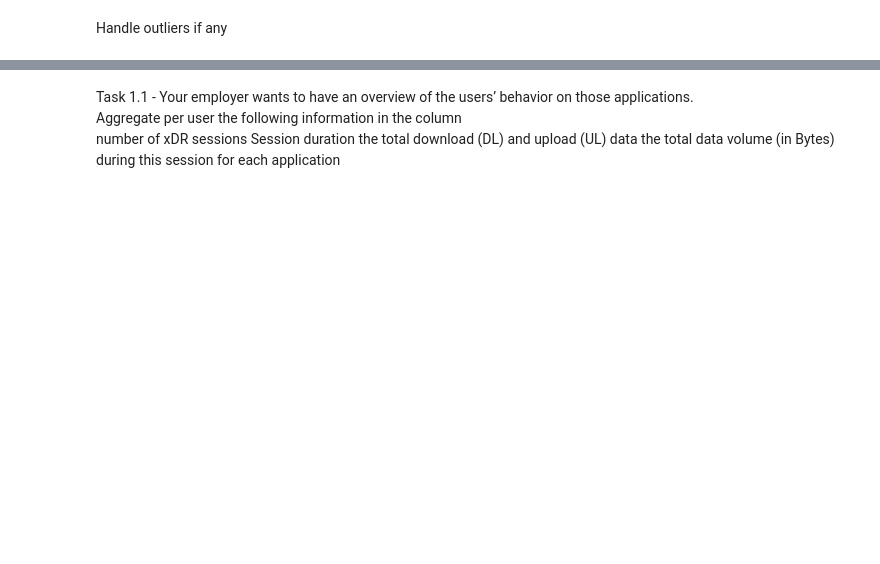
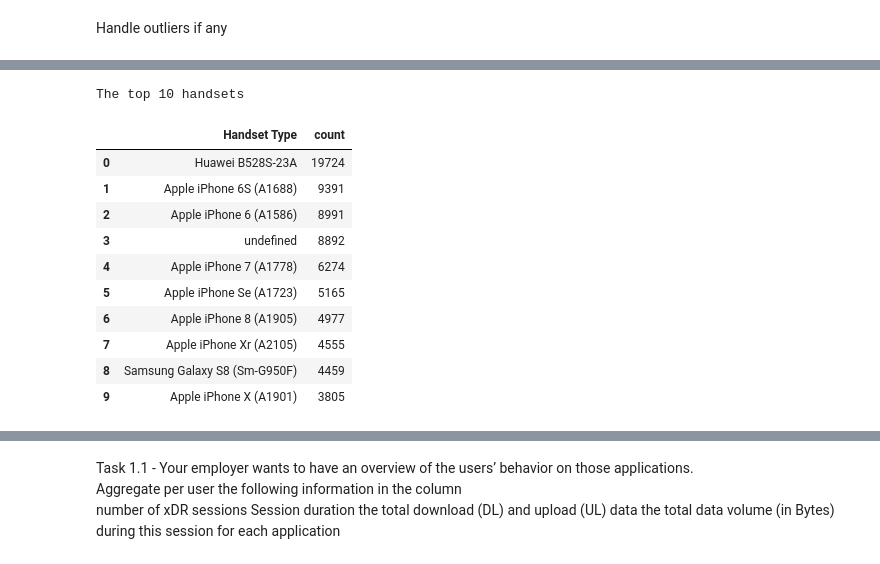
Before and after one commit to epythonlab/10academy-aim-week2-challenge, a Jupyter notebook: notebooks/user_analysis_notebook.ipynb, the cells around one changed output, grey strips where cells are left out. Drawn from its saved outputs; the diff is of its cells as text; code cells hidden in the pictures; blank space fills up the shorter version.

Commit message:
Performed handset analysis

```diff
--- a/notebooks/user_analysis_notebook.ipynb
+++ b/notebooks/user_analysis_notebook.ipynb
@@ -154,0 +152,18 @@ df_cleaned
+# %%
+from handset_analysis import UserAnalysis as ha
+# top 10 handsets
+print('The top 10 handsets')
+ua.top_handsets(df_cleaned).reset_index()
+# %% [output]
+The top 10 handsets
+|  | Handset Type | count |
+| 0 | Huawei B528S-23A | 19724 |
+| 1 | Apple iPhone 6S (A1688) | 9391 |
+| 2 | Apple iPhone 6 (A1586) | 8991 |
+| 3 | undefined | 8892 |
+| 4 | Apple iPhone 7 (A1778) | 6274 |
+| 5 | Apple iPhone Se (A1723) | 5165 |
+| 6 | Apple iPhone 8 (A1905) | 4977 |
+| 7 | Apple iPhone Xr (A2105) | 4555 |
+| 8 | Samsung Galaxy S8 (Sm-G950F) | 4459 |
+| 9 | Apple iPhone X (A1901) | 3805 |
```
Also changed, not shown: parts of 22 cells of this notebook, 1 other file.
